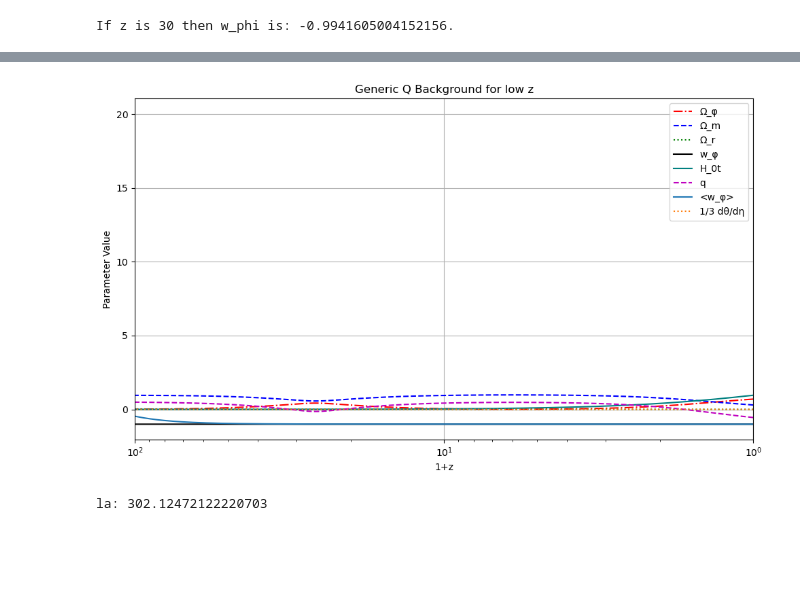
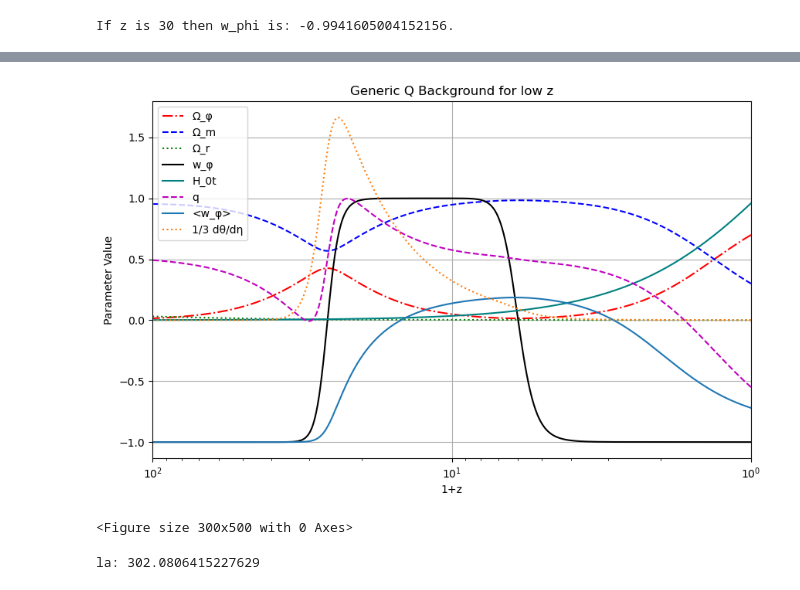
Before and after one commit to cpkimber/Dark-Energy, a Jupyter notebook: cosmology.ipynb, the cells around one changed output, grey strips where cells are left out. Drawn from its saved outputs; the diff is of its cells as text; code cells hidden in the pictures; blank space fills up the shorter version.

```diff
--- a/cosmology.ipynb
+++ b/cosmology.ipynb
@@ -368,5 +107,5 @@ TypeError: unsupported operand type(s) for -: 'list' and 'float'
 # %%
-def calculate_observables(odeSolution):
+def calculate_observables(odeSolution, w_phi_func):
     # Unpack
     rho_phi_values = odeSolution.y[0]
     H_values = odeSolution.y[1]
@@ -378,7 +117,7 @@ def calculate_observables(odeSolution):
     """
     There's trouble right here! Pick up from the laptop version and fix this
     """
-    w_phi_values = np.vectorize(lambda z: calculate_w_phi_square(z, zmin, zmax, height))(z_values)
+    w_phi_values = np.array([w_phi_func(z) for z in z_values])
 
     # Densities
     Omega_phi, Omega_m, Omega_r = calculate_density_parameters(rho_phi_values,
@@ -396,6 +135,16 @@ def calculate_observables(odeSolution):
     # Decoupling
     idx_zdec = calculate_zDec(z_values)
     la = calculate_lA(idx_zdec, odeSolution.t, hs_values)
+    omegaphidec = calculate_parameter_Dec(idx_zdec, Omega_phi)
+
+    """
+    # Debugging
+
+    print(f"<w_phi>: {w_phi_average[0]:2.2f}")
+    print(f"Largest value of z: {np.max(z_values):2.2f}")
+    print(f"Current Omega_m: {Omega_m[0]:2.2f}")
+    print(f"Calculated lA: {la:2.2f}")
+    """
 
     return (
         rho_phi_values,
@@ -411,6 +160,7 @@ def calculate_observables(odeSolution):
         Omega_r,
         q,
         dtheta_deta,
+        omegaphidec,
         w_phi_average,
         la
     )
@@ -429,6 +179,7 @@ def plot_history(data, xlim = 1100):
     Omega_r,
     q,
     dtheta_deta,
+    omegaphidec,
     w_phi_average,
     la] = data
 
@@ -467,23 +218,31 @@ def plot_history(data, xlim = 1100):
     ax.legend()
     ax.grid(True)
 
-    plt.tight_layout()
+    plt.figure(figsize=(3,5))
     plt.show()
     print(f"la: {la}")
-# %%
-g_sol =  solve_ivp(
-    ode_system,
-    eta_span,
-    initial_state,
-    t_eval = eta_eval,
-    method = 'BDF',
-    args = (5,25, 1, "smooth"),
-    rtol = 1e-10,
-    atol = 1e-12
-    )
-
-myData = calculate_observables(g_sol)
-plot_history(myData, xlim = 100)
-# %% [output]
-[figure, removed]
-la: 302.12472122220703
+# %%
+generic_Q_w = lambda z: calculate_w_phi(z, zmin=5, zmax=25, wmax=1)
+
+eta_0 = 0
+eta_total = 6
+eta_span = [0, -eta_total]
+eta_eval = np.linspace(0, -eta_total, 100000)
+
+g_sol =  solve_ivp(
+    ode_system,
+    eta_span,
+    initial_state,
+    t_eval = eta_eval,
+    method = 'BDF',
+    args = (generic_Q_w,),
+    rtol = 1e-10,
+    atol = 1e-12
+    )
+
+myData = calculate_observables(g_sol, generic_Q_w)
+plot_history(myData, xlim = 100)
+# %% [output]
+[figure, added]
+<Figure size 300x500 with 0 Axes>
+la: 302.0806415227629
```
Also changed, not shown: parts of 9 cells of this notebook.
